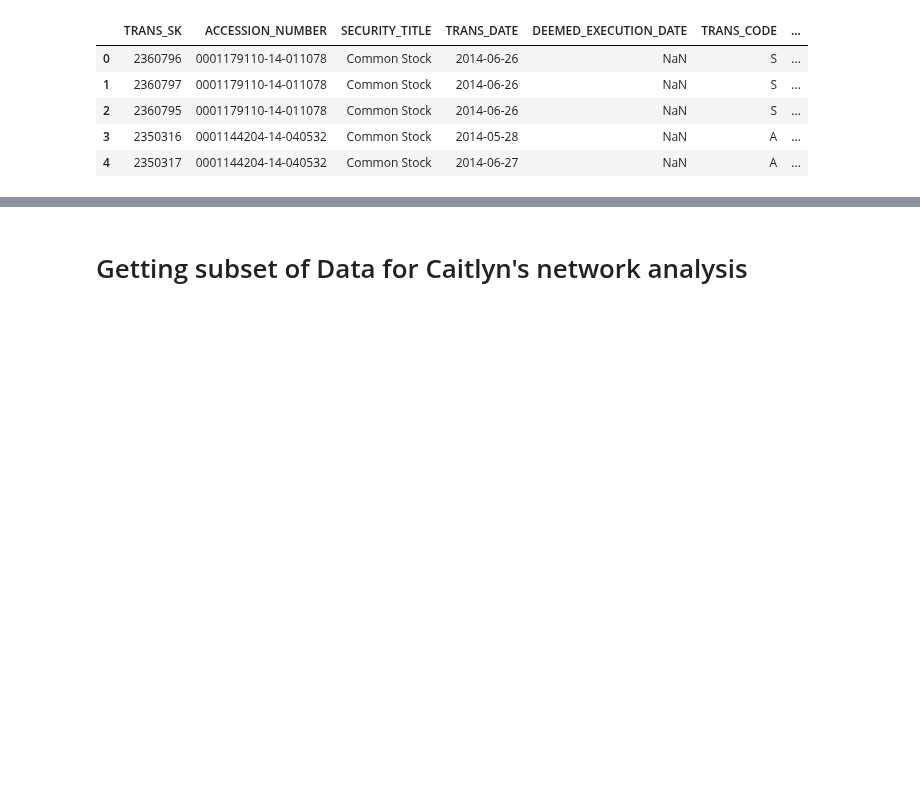
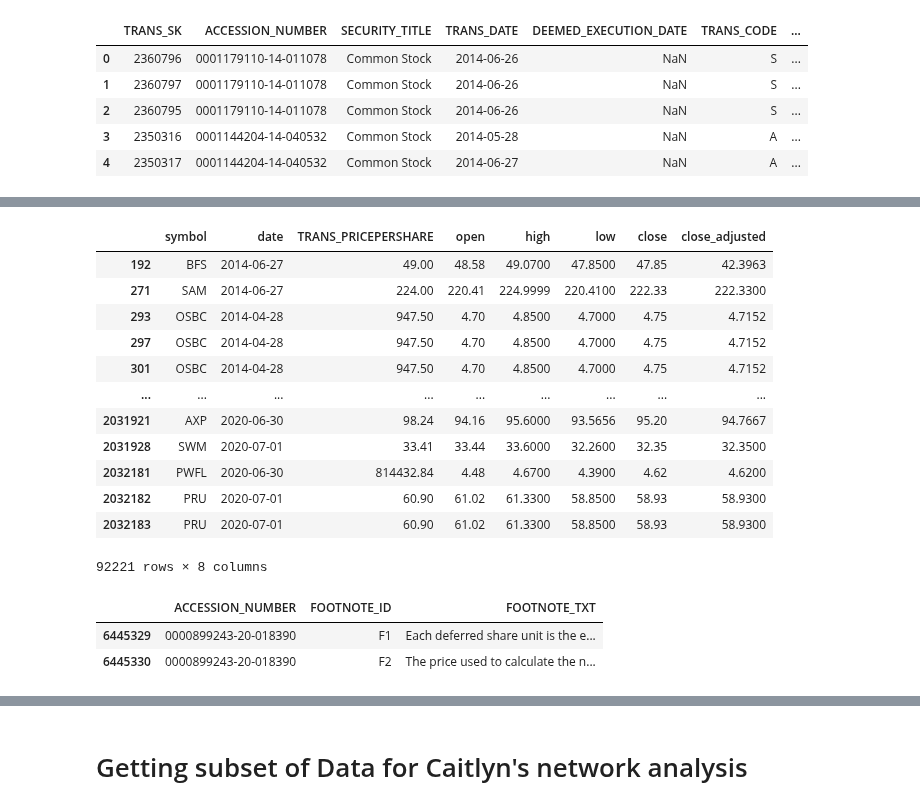
Before and after one commit to Blimperoo/DSA4263-Final-Insider-Trading, a Jupyter notebook: src/data/SEC_and_Litigations_EDA.ipynb, the cells around one changed output, grey strips where cells are left out. Saved outputs shown, nothing was run; the diff lists cells and outputs as text; code cells hidden in the pictures; blank space fills up the shorter version.

```diff
--- a/src/data/SEC_and_Litigations_EDA.ipynb
+++ b/src/data/SEC_and_Litigations_EDA.ipynb
@@ -268,0 +311,23 @@ all_transaction_direct_final[['trans_amt']].describe()
+# %%
+# Step 0: Merge transaction data with stock prices for sanity check that values correspond.
+test = all_transaction_direct_final_filtered.merge(stock_price_daily_data_filtered, left_on=['ISSUERTRADINGSYMBOL', 'TRANS_DATE'],
+                                  right_on=['symbol', 'date'], how='left')
+## Corresponds to 3/4 of dataset, where difference in TRANS_PRICEPERSHARE and close is less than 1.
+test['Compare_Values'] = test['TRANS_PRICEPERSHARE'] - test['close']
+print("Most TRANS_PRICEPERSHARE correspond to the price on the market", test[test['Compare_Values'] < 1].shape[0]/test.shape[0])
+print("There are some NA values: no historical stock price data on the day", test['close'].isna().sum()/test.shape[0])
+
+# Step 1: Merge transactions with stock prices
+all_transaction_direct_final_returns = all_transaction_direct_final_filtered.merge(stock_price_daily_data_filtered,
+                                            left_on=['ISSUERTRADINGSYMBOL', 'TRANS_DATE'], right_on=['symbol', 'date'], how='left')
+
+# Step 2: Merge to get previous day's stock price
+stock_price_daily_data_filtered['prev_close'] = stock_price_daily_data_filtered.groupby('symbol')['close_adjusted'].shift(1)
+
+# Merge with transactions (again) to get previous day's stock price
+all_transaction_direct_final_returns = all_transaction_direct_final_returns.merge(stock_price_daily_data_filtered[['symbol', 'date', 'prev_close']],
+                                  left_on=['ISSUERTRADINGSYMBOL', 'TRANS_DATE'], right_on=['symbol', 'date'], how='left')
+
+# Step 3: Compute actual return using different methods
+all_transaction_direct_final_returns['actual_return'] = (all_transaction_direct_final_returns['close_adjusted'] - all_transaction_direct_final_returns['prev_close']) / all_transaction_direct_final_returns['prev_close']
+print("There are some NA actual_returns:", all_transaction_direct_final_returns['actual_return'].isna().sum()/test.shape[0])
@@ -268,0 +414,24 @@ all_transaction_direct_final[['trans_amt']].describe()
+# %%
+test[['symbol', 'date','TRANS_SHARES', 'TRANS_PRICEPERSHARE','trans_amt','open', 'high', 'low', 'close', 'close_adjusted']].iloc[:100]
+test['Compare_Values'] = test['TRANS_PRICEPERSHARE'] - test['close']
+# %% [output]
+|  | symbol | date | TRANS_PRICEPERSHARE | open | high | low | close | close_adjusted |
+| 192 | BFS | 2014-06-27 | 49.00 | 48.58 | 49.0700 | 47.8500 | 47.85 | 42.3963 |
+| 271 | SAM | 2014-06-27 | 224.00 | 220.41 | 224.9999 | 220.4100 | 222.33 | 222.3300 |
+| 293 | OSBC | 2014-04-28 | 947.50 | 4.70 | 4.8500 | 4.7000 | 4.75 | 4.7152 |
+| 297 | OSBC | 2014-04-28 | 947.50 | 4.70 | 4.8500 | 4.7000 | 4.75 | 4.7152 |
+| 301 | OSBC | 2014-04-28 | 947.50 | 4.70 | 4.8500 | 4.7000 | 4.75 | 4.7152 |
+| ... | ... | ... | ... | ... | ... | ... | ... | ... |
+| 2031921 | AXP | 2020-06-30 | 98.24 | 94.16 | 95.6000 | 93.5656 | 95.20 | 94.7667 |
+| 2031928 | SWM | 2020-07-01 | 33.41 | 33.44 | 33.6000 | 32.2600 | 32.35 | 32.3500 |
+| 2032181 | PWFL | 2020-06-30 | 814432.84 | 4.48 | 4.6700 | 4.3900 | 4.62 | 4.6200 |
+| 2032182 | PRU | 2020-07-01 | 60.90 | 61.02 | 61.3300 | 58.8500 | 58.93 | 58.9300 |
+| 2032183 | PRU | 2020-07-01 | 60.90 | 61.02 | 61.3300 | 58.8500 | 58.93 | 58.9300 |
+92221 rows × 8 columns
+# %%
+pd.set_option('max_colwidth', None)
+footnotes_data[footnotes_data['ACCESSION_NUMBER']=='0000899243-20-018390']
+# %% [output]
+|  | ACCESSION_NUMBER | FOOTNOTE_ID | FOOTNOTE_TXT |
+| 6445329 | 0000899243-20-018390 | F1 | Each deferred share unit is the e... |
+| 6445330 | 0000899243-20-018390 | F2 | The price used to calculate the n... |
```
Also changed, not shown: parts of 30 cells of this notebook.
